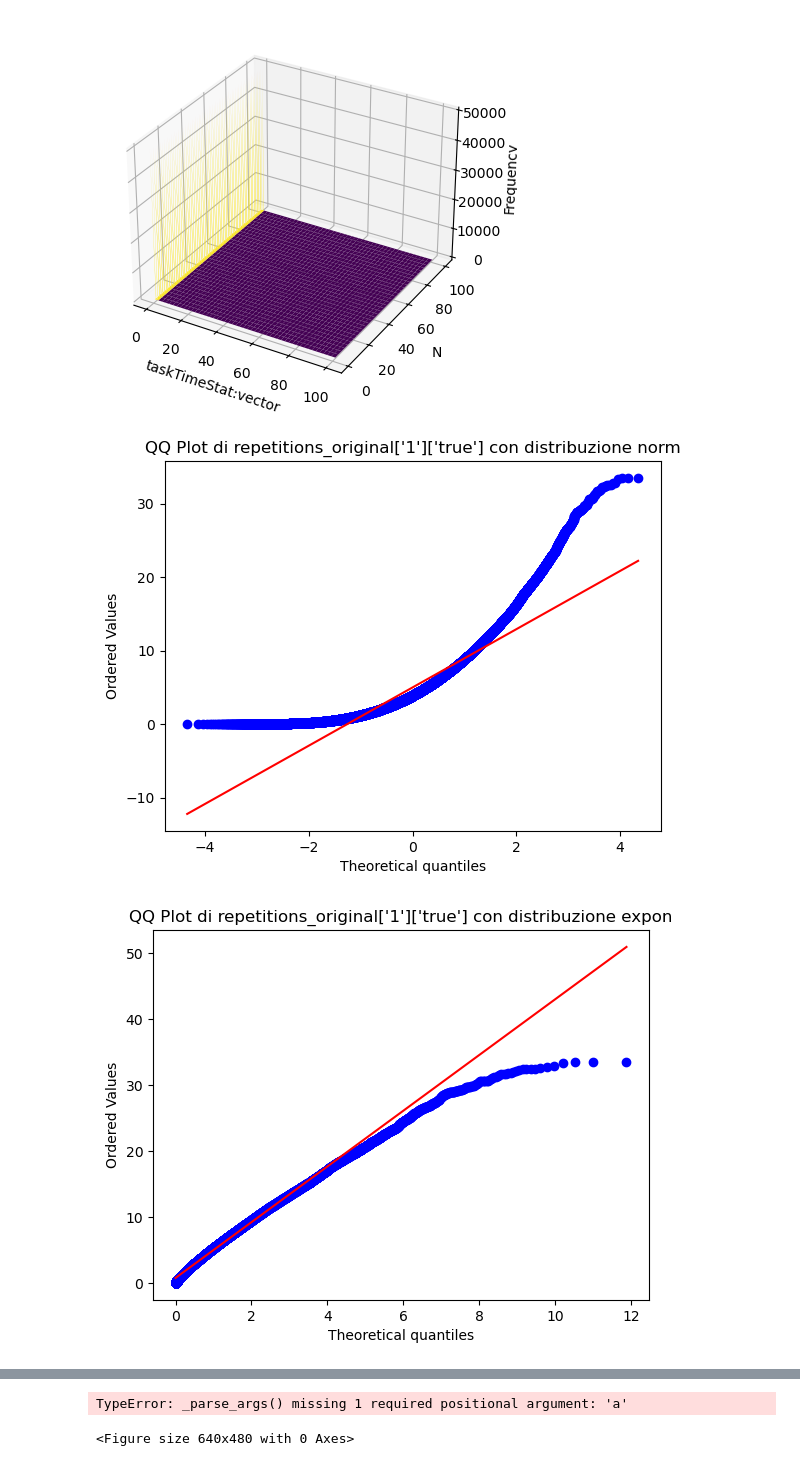
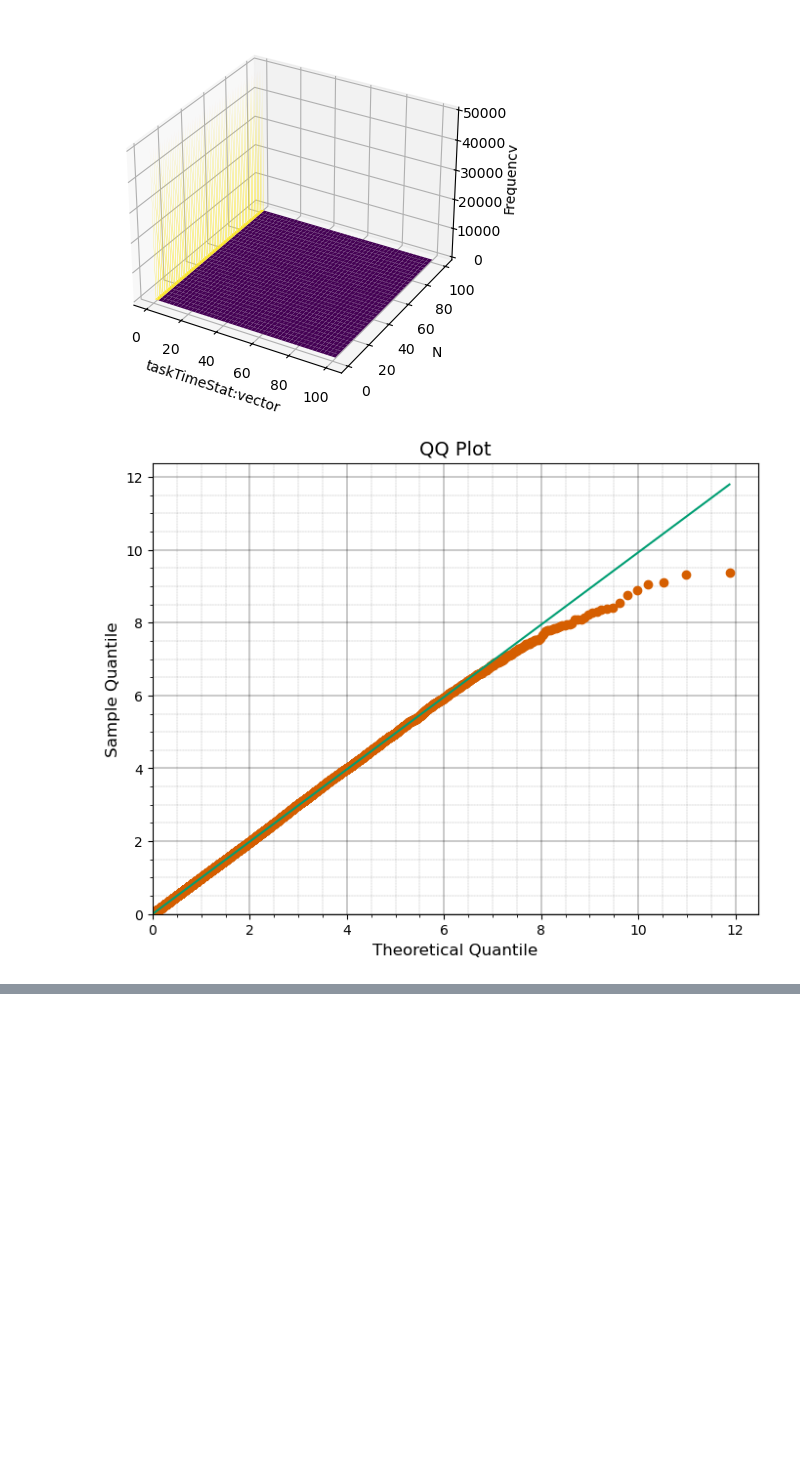
Before and after one commit to AlessandroDeMedici/pe-project, a Jupyter notebook: jupyter/Data_analysis.ipynb, the cells around one changed output, grey strips where cells are left out. Saved outputs shown, nothing was run; the diff lists cells and outputs as text; code cells hidden in the pictures; blank space fills up the shorter version.

```diff
--- a/jupyter/Data_analysis.ipynb
+++ b/jupyter/Data_analysis.ipynb
@@ -22,6 +21,12 @@ print("data loaded")
 # %% [output]
 data loaded
 # %%
+
+import numpy as np
+
+stat = 'taskTimeStat:vector'  #sys.argv[2]
+# taskTimeStat:vector
+# cloudNodeStatInterDepartureTime:vector
 
 repetitions_original = {'0':{'true':{}, 'false':{}}, '1':{'true':{}, 'false':{}}}
 
@@ -152,3 +157,16 @@ with open('repetitions_sampled.json', 'w') as f:
 # save repetitions_original to json
 with open('repetitions_original.json', 'w') as f:
     json.dump(repetitions_original, f)
+# %%
+# reload the json files
+with open('repetitions_sampled.json', 'r') as f:
+    repetitions_sampled_sbagliato = json.load(f)
+
+repetitions_sampled = {'0':{'true':{}, 'false':{}}, '1':{'true':{}, 'false':{}}}
+
+for distr in repetitions_sampled_sbagliato:
+    for fairshare in repetitions_sampled_sbagliato[distr]:
+        for n in repetitions_sampled_sbagliato[distr][fairshare]:
+            repetitions_sampled[distr][fairshare][int(n)] = repetitions_sampled_sbagliato[distr][fairshare][n]
+
+print(repetitions_sampled['1']['true'][1][:10])
@@ -288,26 +381,38 @@ plt.show()
 # %%
 import numpy as np
 import matplotlib.pyplot as plt
 import scipy.stats as stats
 
 # Unisci tutti i dati in una singola lista
-all_data = repetitions_original['1']['true'][10]
+all_data = repetitions_original['1']['true'][100]
 #all_data = []
 #for key in data:
 #    all_data.extend(data[key])
+
 
 # Converti i dati in un array di NumPy
 all_data = np.array(all_data)
 
 # Lista delle distribuzioni da testare
-distributions = ['norm', 'expon', 'uniform', 'gamma', 'beta', 't', 'chi2']
+distributions = ['expon']
 
 # Crea un QQ plot per ciascuna distribuzione
 for distribution in distributions:
-    plt.figure()
+    plt.figure(figsize=(8, 6))
     stats.probplot(all_data, dist=distribution, plot=plt)
-    plt.title(f"QQ Plot di repetitions_original['1']['true'] con distribuzione {distribution}")
+    plt.title(f"QQ Plot", fontsize=14)
+    plt.xlabel('Theoretical Quantile', fontsize=12)
+    plt.ylabel('Sample Quantile', fontsize=12)
+    plt.grid(True)
+    plt.minorticks_on()
+    plt.grid(which='major', linestyle='-', linewidth='0.3', color='black')
+    plt.grid(which='minor', linestyle=':', linewidth='0.2', color='black')
+    plt.xlim(0)
+    plt.ylim(0)
+    plt.gca().get_lines()[0].set_color('#e69f00')  # Set the color of the QQ plot line
+    plt.gca().get_lines()[1].set_color('#0072b2')  # Set the color of the QQ plot line
+    plt.gca().get_lines()[1].set_color('#009e73')  # Set the color of the QQ plot line
+    plt.gca().get_lines()[0].set_color('#d55e00')  # Set the color of the QQ plot line
     plt.show()
 # %% [output]
-[figure, old version]
+[figure, new version]
-[figure, removed]
@@ -315,3 +419 @@ for distribution in distributions:
-TypeError: _parse_args() missing 1 required positional argument: 'a'
-<Figure size 640x480 with 0 Axes>
 # %%
```
Also changed, not shown: parts of 8 cells of this notebook.
